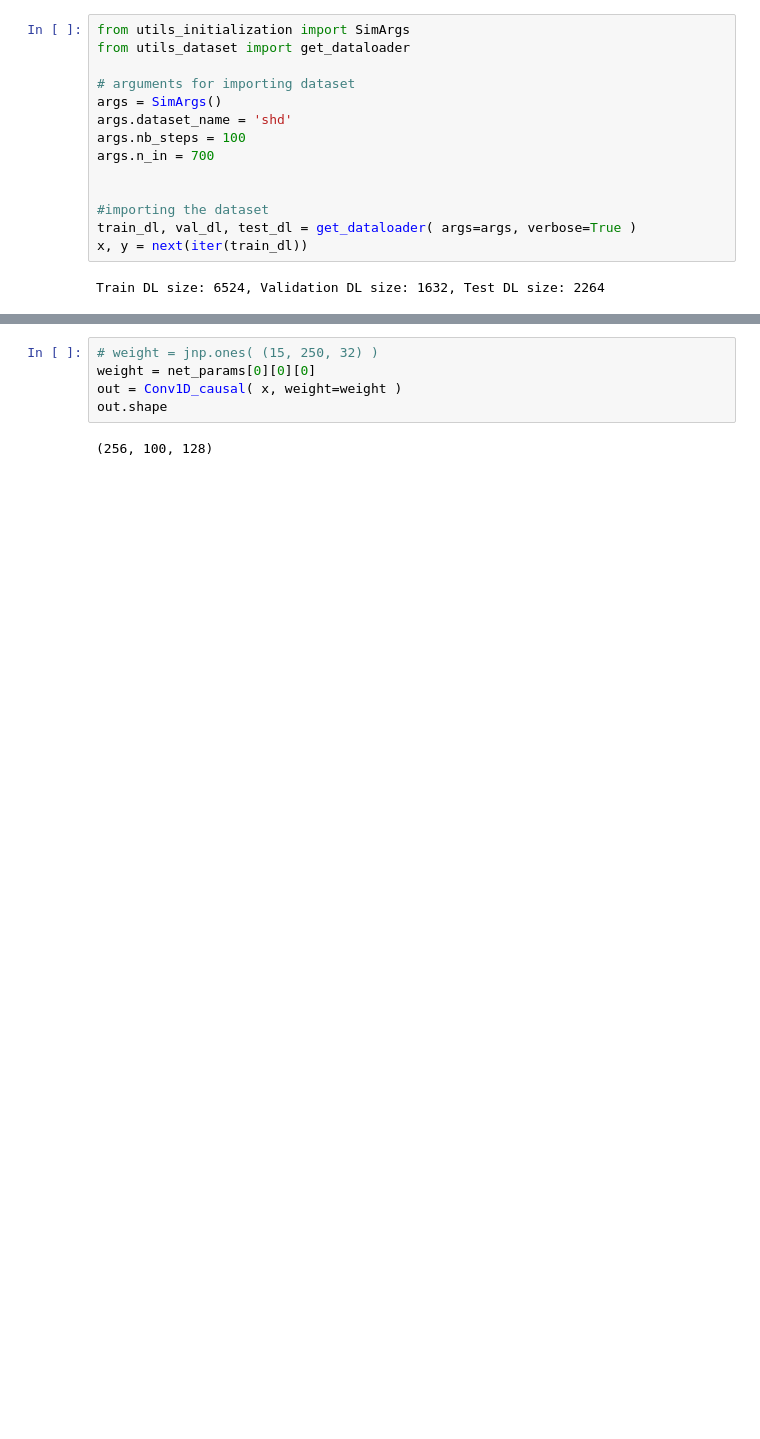
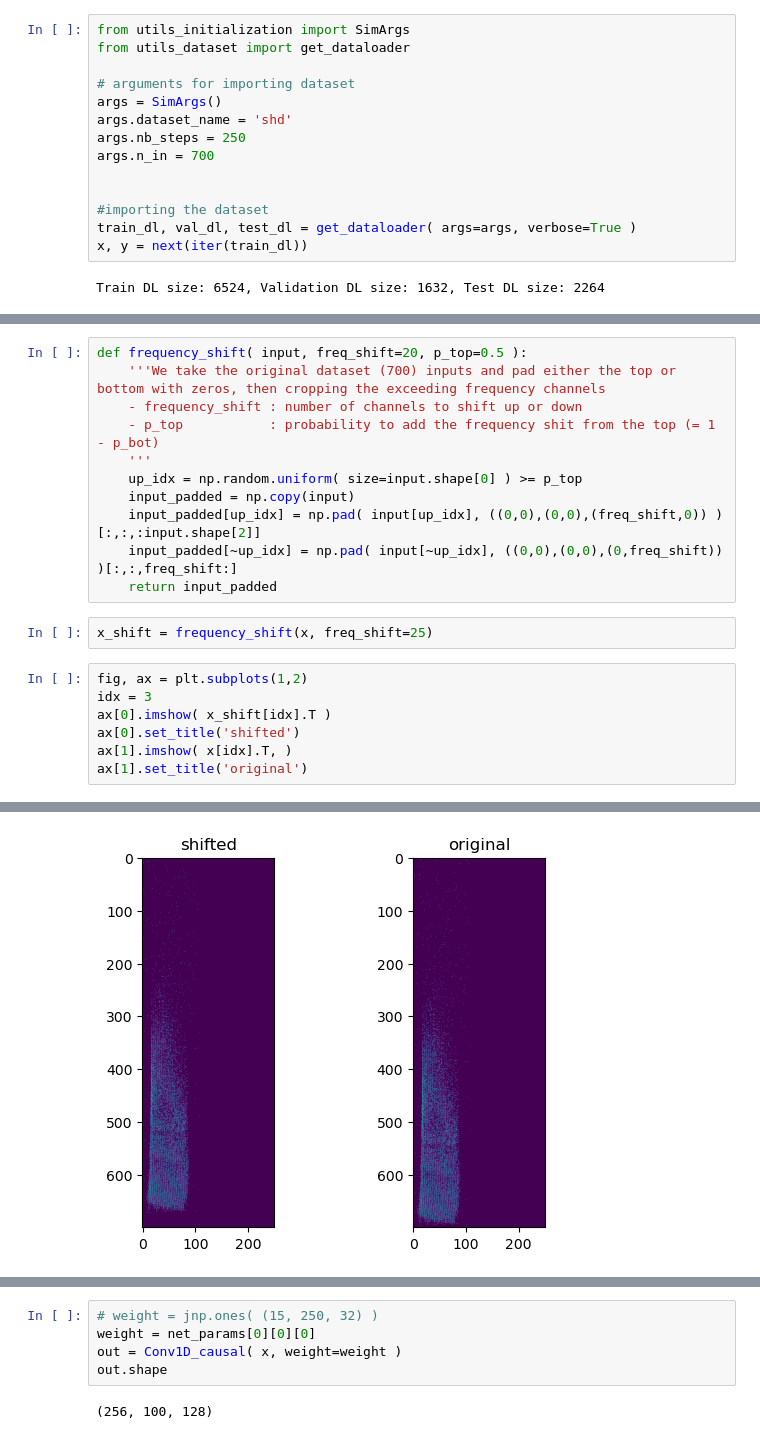
Before and after one commit to EIS-Hub/hSNN, a Jupyter notebook: debug.ipynb, the cells around one changed output, grey strips where cells are left out. Cells and saved outputs as stored; diff of their text form; blank space fills up the shorter version.

```diff
--- a/debug.ipynb
+++ b/debug.ipynb
@@ -1408,7 +1416,7 @@ from utils_dataset import get_dataloader
 # arguments for importing dataset
 args = SimArgs()
 args.dataset_name = 'shd'
-args.nb_steps = 100
+args.nb_steps = 250
 args.n_in = 700
 
 
@@ -1419,0 +1432,21 @@ Train DL size: 6524, Validation DL size: 1632, Test DL size: 2264
+# %%
+def frequency_shift( input, freq_shift=20, p_top=0.5 ):
+    '''We take the original dataset (700) inputs and pad either the top or bottom with zeros, then cropping the exceeding frequency channels
+    - frequency_shift : number of channels to shift up or down
+    - p_top           : probability to add the frequency shit from the top (= 1 - p_bot)
+    '''
+    up_idx = np.random.uniform( size=input.shape[0] ) >= p_top
+    input_padded = np.copy(input)
+    input_padded[up_idx] = np.pad( input[up_idx], ((0,0),(0,0),(freq_shift,0)) )[:,:,:input.shape[2]]
+    input_padded[~up_idx] = np.pad( input[~up_idx], ((0,0),(0,0),(0,freq_shift)) )[:,:,freq_shift:]
+    return input_padded
+# %%
+x_shift = frequency_shift(x, freq_shift=25)
+# %%
+fig, ax = plt.subplots(1,2)
+idx = 3
+ax[0].imshow( x_shift[idx].T )
+ax[0].set_title('shifted')
+ax[1].imshow( x[idx].T, )
+ax[1].set_title('original')
+# %% [output]
@@ -1419,0 +1454 @@ Train DL size: 6524, Validation DL size: 1632, Test DL size: 2264
+[figure, added]
```
Also changed, not shown: parts of 8 cells of this notebook, 5 other files.
